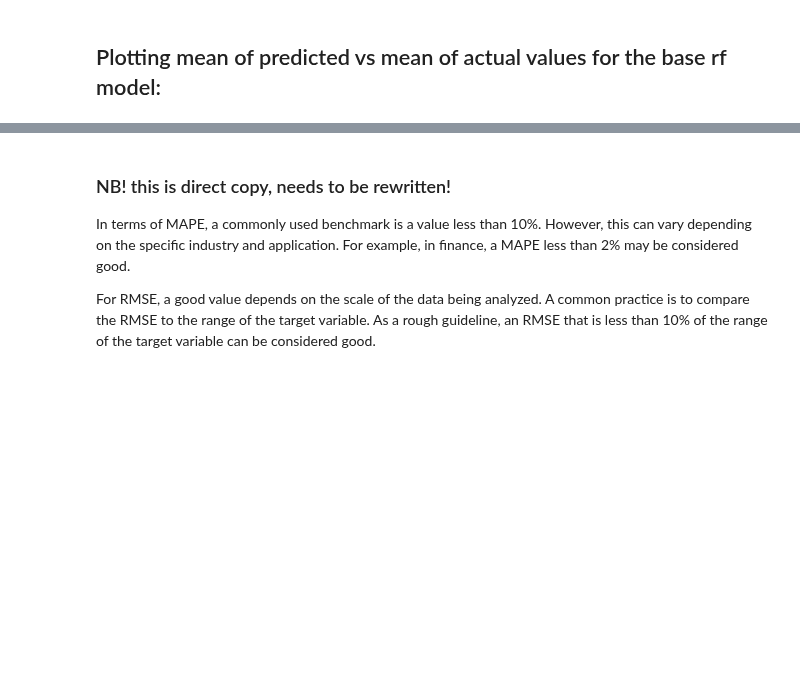
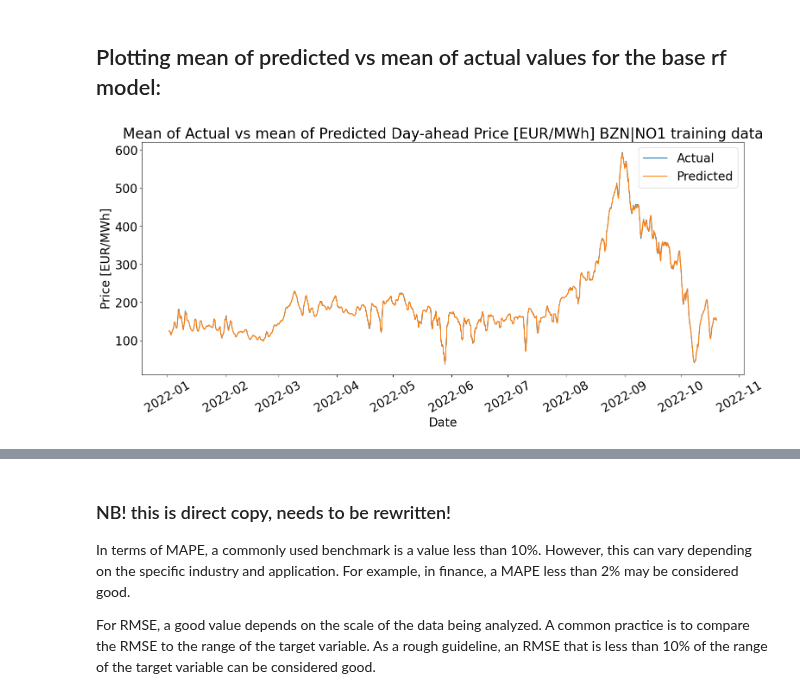
Before and after one commit to HIOF-Bachelor-Project-Group-7/Time-series-energy-price-prediction-bidding-zone-N01, a Jupyter notebook: code/RandomForestRegressor.ipynb, the cells around one changed output, grey strips where cells are left out. Saved outputs shown, nothing was run; the diff lists cells and outputs as text; code cells hidden in the pictures; blank space fills up the shorter version.

```diff
--- a/code/RandomForestRegressor.ipynb
+++ b/code/RandomForestRegressor.ipynb
@@ -171,5 +196,28 @@ Rood mean squared error:         30.44121743920013
 # %% [markdown]
 ## Plotting mean of predicted vs mean of actual values for the base rf model:
+# %%
+# Set the figure size
+plt.figure(figsize=(18, 7))
+
+# Plot the mean of the actual and predicted values
+plt.plot(train_y.index, np.mean(train_y, axis=1), label='Actual')
+plt.plot(train_y.index, np.mean(rf.predict(train_x), axis=1), label='Predicted')
+
+# Set the title and axis labels
+plt.title('Mean of Actual vs mean of Predicted Day-ahead Price [EUR/MWh] BZN|NO1 training data')
+plt.xlabel('Date')
+plt.ylabel('Price [EUR/MWh]')
+
+# Rotate the x-axis labels
+plt.xticks(rotation=30)
+
+# Add a legend
+plt.legend()
+
+# Show the plot
+plt.show()
+# %% [output]
+[figure, added]
 # %%
 # Set the figure size
 plt.figure(figsize=(18, 7))
```
Also changed, not shown: parts of 23 cells of this notebook, 1 other file.
